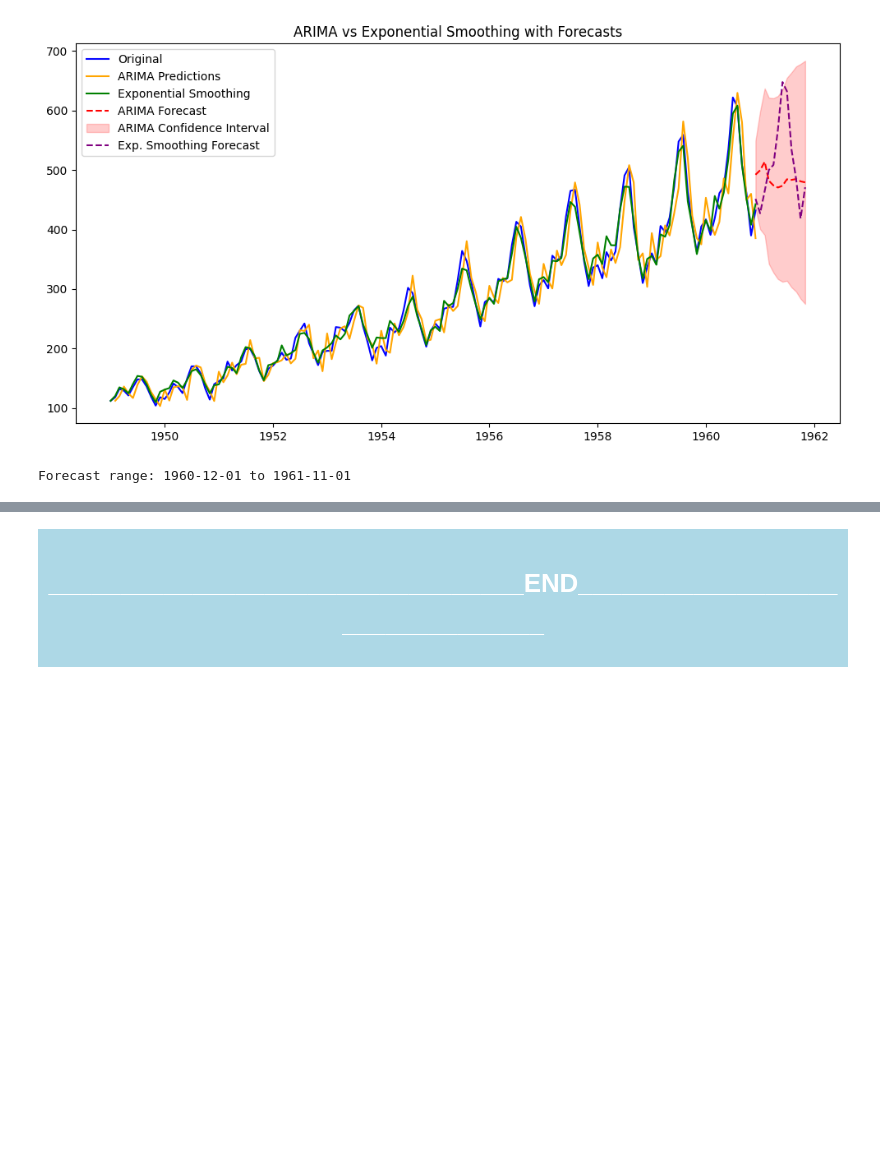
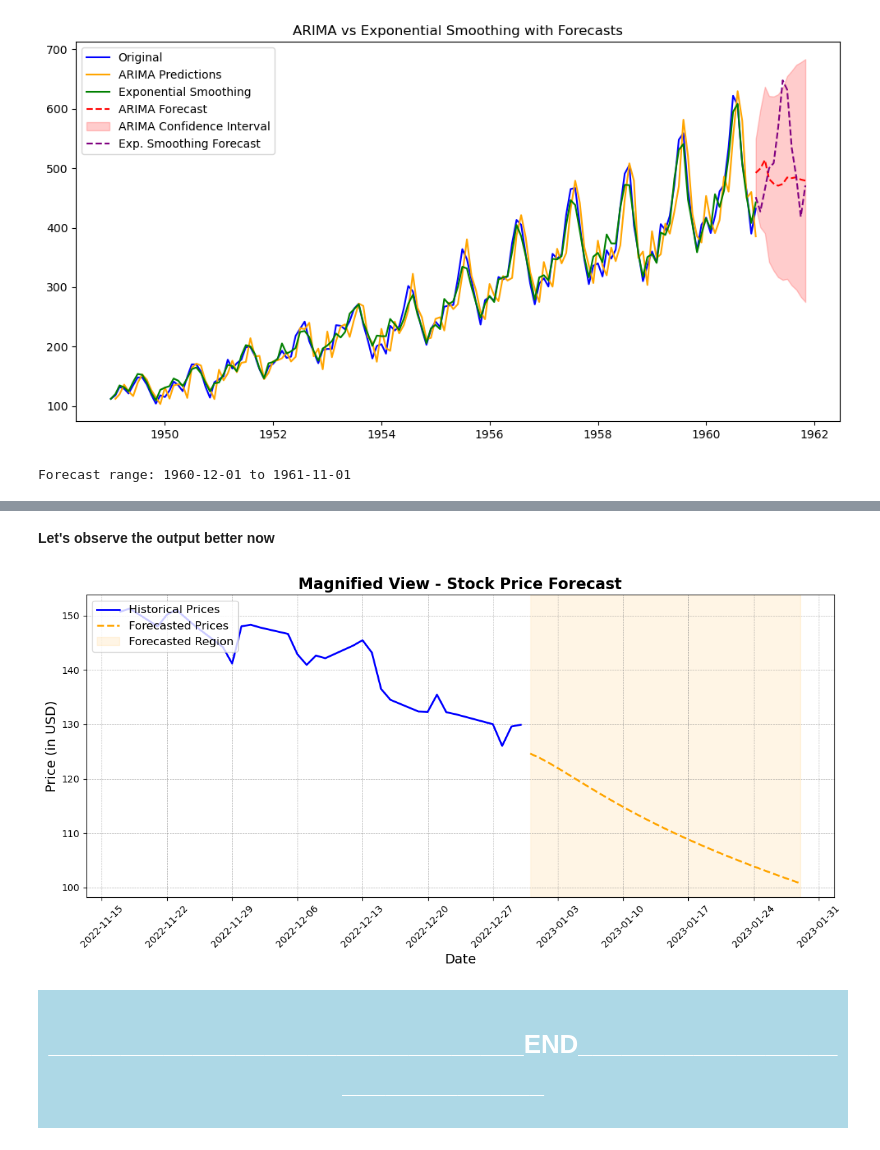
Before and after one commit to devidrees/Data-Analytix-Content-Prep, a Jupyter notebook: Main content day wise/Week 9/Day 35/Advanced Time Series Techniques.ipynb, the cells around one changed output, grey strips where cells are left out. Cells and saved outputs as stored; diff of their text form; code cells hidden in the pictures; blank space fills up the shorter version.

```diff
--- a/Main content day wise/Week 9/Day 35/Advanced Time Series Techniques.ipynb
+++ b/Main content day wise/Week 9/Day 35/Advanced Time Series Techniques.ipynb
@@ -266,3 +653,46 @@ Now it's your turn!
+# %% [markdown]
+**Let's observe the output better now**
+# %%
+# Zoomed-in Plot: Last Portion of Historical Data + Predictions
+
+import matplotlib.dates as mdates
+
+plt.figure(figsize=(12, 6))
+
+# Select a portion of historical data for context (e.g., last 30 days)
+context_days = 30
+historical_context = data.iloc[-context_days:]  # Slice the last N days of historical data
+
+# Plot the historical context
+plt.plot(historical_context.index, historical_context['Close'], label="Historical Prices", color='blue', linewidth=2)
+
+# Plot the forecasted data
+plt.plot(forecast_df.index, forecast_df['Predicted Price'], label="Forecasted Prices", color='orange', linestyle='--', linewidth=2)
+
+# Highlight forecasted area with a shaded region
+plt.axvspan(forecast_df.index[0], forecast_df.index[-1], color='orange', alpha=0.1, label="Forecasted Region")
+
+# Add titles and labels
+plt.title("Magnified View - Stock Price Forecast", fontsize=16, fontweight='bold')
+plt.xlabel("Date", fontsize=14)
+plt.ylabel("Price (in USD)", fontsize=14)
+
+# Format x-axis for better readability
+plt.gca().xaxis.set_major_formatter(mdates.DateFormatter('%Y-%m-%d'))
+plt.gca().xaxis.set_major_locator(mdates.WeekdayLocator(interval=1))
+plt.xticks(rotation=45, fontsize=10)
+
+# Add gridlines for clarity
+plt.grid(color='gray', linestyle='--', linewidth=0.5, alpha=0.7)
+
+# Add legend
+plt.legend(fontsize=12, loc='upper left')
+
+# Show the plot
+plt.tight_layout()
+plt.show()
+# %% [output]
+[figure, added]
 # %% [markdown]
 <div style="background-color: lightblue; color: white; padding: 10px; text-align: center;">
     <h1>_________________________________END________________________________
```
Also changed, not shown: parts of 58 cells of this notebook, 1 other file.
